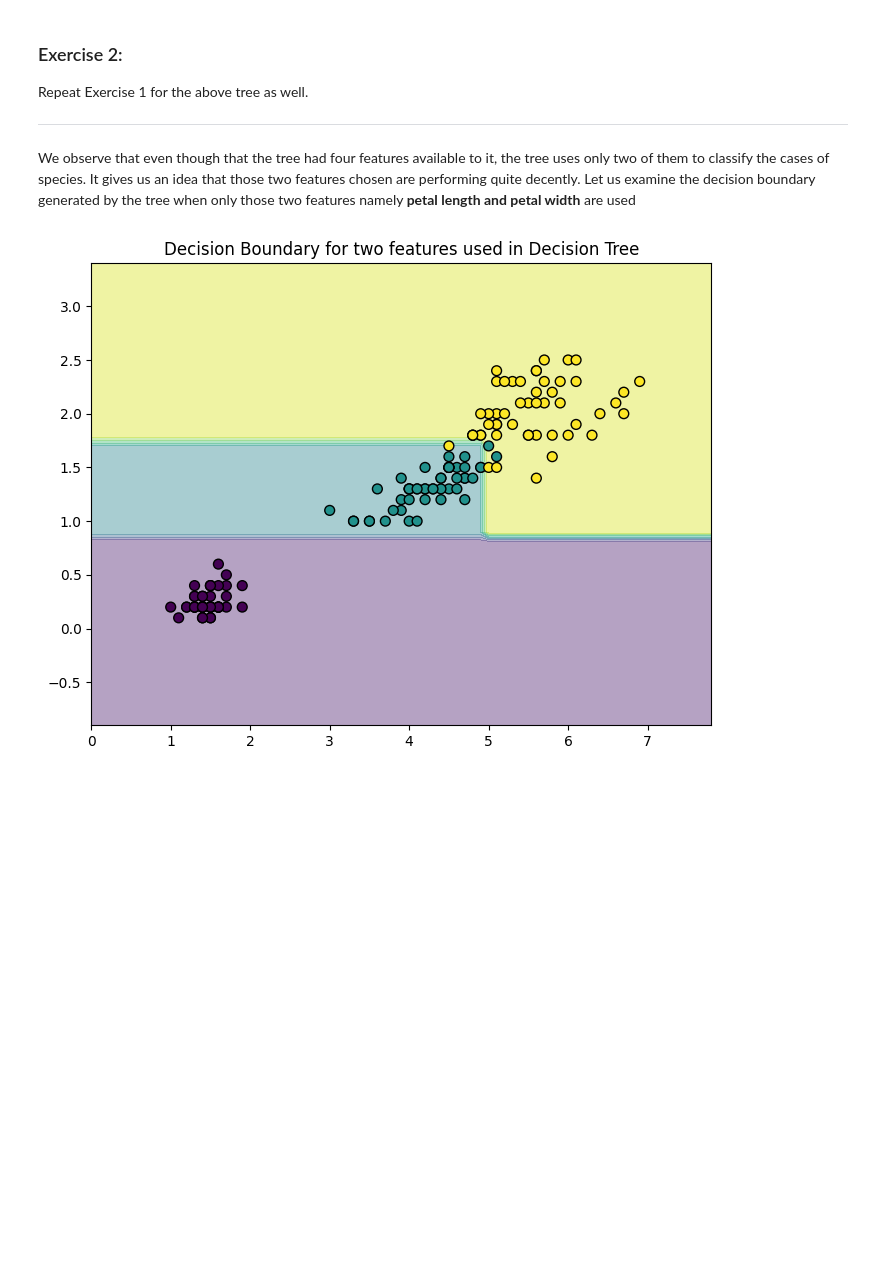
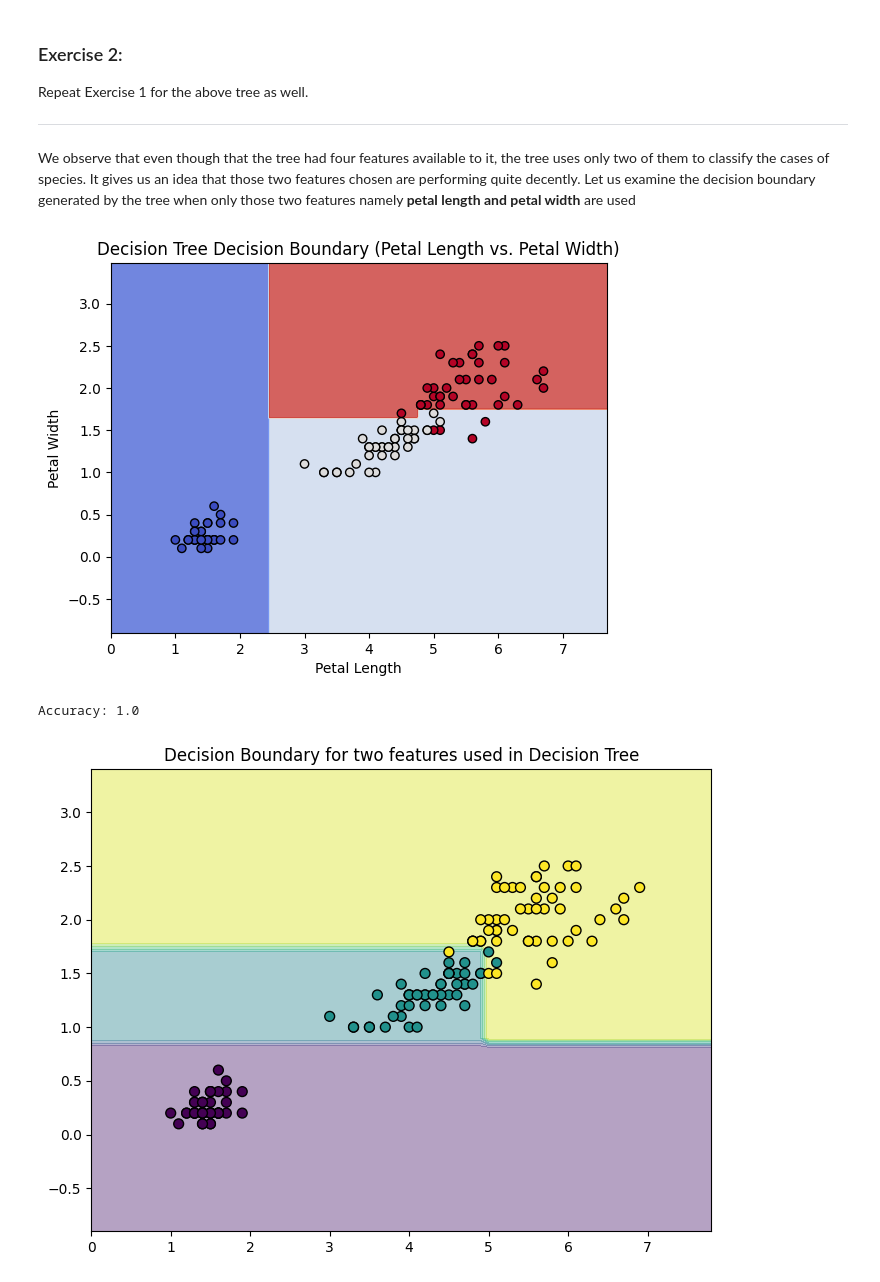
Before and after one commit to Yamunachowdary14/fmmllab-1, a Jupyter notebook: FMML_ClassificationII_Lab2.ipynb, the cells around one changed output. Cells and saved outputs as stored; diff of their text form; code cells hidden in the pictures; blank space fills up the shorter version.

```diff
--- a/FMML_ClassificationII_Lab2.ipynb
+++ b/FMML_ClassificationII_Lab2.ipynb
@@ -146,6 +146,55 @@ Repeat Exercise 1 for the above tree as well.
 ---
 
 We observe that even though that the tree had four features available to it, the tree uses only two of them to classify the cases of species. It gives us an idea that those two features chosen are performing quite decently. Let us examine the decision boundary generated by the tree when only those two features namely **petal length and petal width** are used
+# %%
+#Exercise 2
+
+from sklearn.tree import DecisionTreeClassifier
+import matplotlib.pyplot as plt
+import numpy as np
+from sklearn.datasets import load_iris
+from sklearn.model_selection import train_test_split
+from sklearn.metrics import accuracy_score
+
+# Load the Iris dataset
+iris = load_iris()
+X = iris.data[:, 2:]  # Use only petal length and petal width
+y = iris.target
+
+# Split the dataset into training and testing sets
+X_train, X_test, y_train, y_test = train_test_split(X, y, test_size=0.2, random_state=42)
+
+# Train a decision tree classifier
+clf = DecisionTreeClassifier(max_depth=3, random_state=42)
+clf.fit(X_train, y_train)
+
+# Function to visualize decision boundaries
+def plot_decision_boundary(clf, X, y, title):
+    h = .02  # Step size in the mesh
+    x_min, x_max = X[:, 0].min() - 1, X[:, 0].max() + 1
+    y_min, y_max = X[:, 1].min() - 1, X[:, 1].max() + 1
+    xx, yy = np.meshgrid(np.arange(x_min, x_max, h), np.arange(y_min, y_max, h))
+
+    Z = clf.predict(np.c_[xx.ravel(), yy.ravel()])
+    Z = Z.reshape(xx.shape)
+
+    plt.contourf(xx, yy, Z, cmap=plt.cm.coolwarm, alpha=0.8)
+    plt.scatter(X[:, 0], X[:, 1], c=y, cmap=plt.cm.coolwarm, edgecolors='k', marker='o')
+    plt.title(title)
+    plt.xlabel('Petal Length')
+    plt.ylabel('Petal Width')
+    plt.show()
+
+# Visualize decision boundary using only petal length and petal width
+plot_decision_boundary(clf, X_train, y_train, 'Decision Tree Decision Boundary (Petal Length vs. Petal Width)')
+
+# Evaluate accuracy on the test set
+y_pred = clf.predict(X_test)
+accuracy = accuracy_score(y_test, y_pred)
+print(f"Accuracy: {accuracy}")
+# %% [output]
+[figure, added]
+Accuracy: 1.0
 # %%
 clf = tree.DecisionTreeClassifier(random_state = 0, max_depth = 3)
 pair = [2, 3]
```
Also changed, not shown: parts of 3 cells of this notebook.
